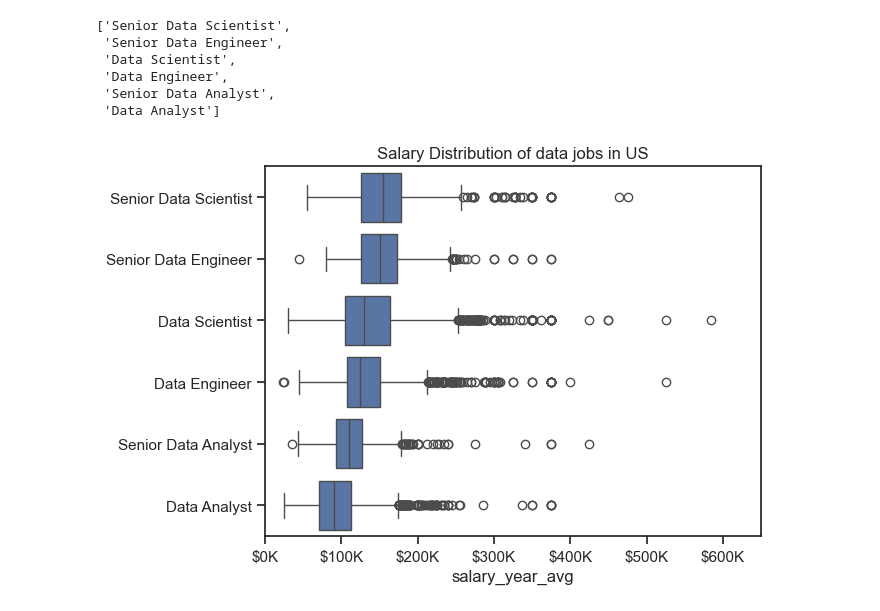
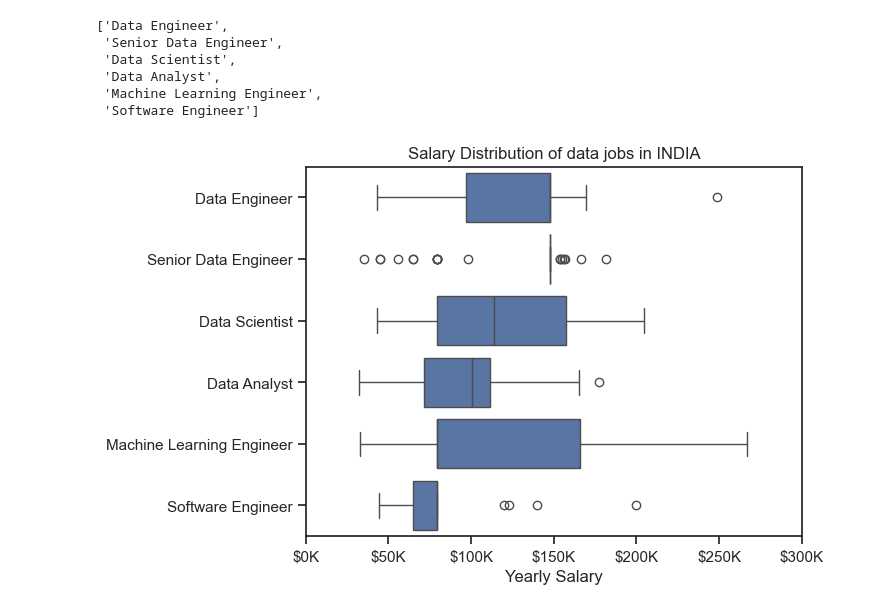
Before and after one commit to Gnikhil677/python-advanced, a Jupyter notebook: project/Salary_for_datajobs.ipynb, the cells around one changed output. Drawn from its saved outputs; the diff is of its cells as text; code cells hidden in the pictures.

```diff
--- a/project/Salary_for_datajobs.ipynb
+++ b/project/Salary_for_datajobs.ipynb
@@ -18,7 +15,7 @@ Found the latest cached dataset configuration 'default' at C:\Users\gnikh\.cache
 # %%
-df_us = df[df['job_country']=='United States'].dropna(subset='salary_year_avg').copy()
+df_in = df[df['job_country']=='India'].dropna(subset='salary_year_avg').copy()
 
-data = df_us['job_title_short'].value_counts().index[:6].tolist()
+data = df_in['job_title_short'].value_counts().index[:6].tolist()
 
 data
 # %% [output]
@@ -31,5 +28,5 @@ data
 # %%
-top6df = df_us[df_us['job_title_short'].isin(data)]
+top6df = df_in[df_in['job_title_short'].isin(data)]
 
 top6df
 # %% [output]
@@ -53,20 +50,21 @@ order = top6df.groupby('job_title_short')['salary_year_avg'].median().sort_value
 
 order
 # %% [output]
-['Senior Data Scientist',
+['Data Engineer',
  'Senior Data Engineer',
  'Data Scientist',
- 'Data Engineer',
- 'Senior Data Analyst',
- 'Data Analyst']
+ 'Data Analyst',
+ 'Machine Learning Engineer',
+ 'Software Engineer']
 # %%
 sns.boxplot(data=top6df, x='salary_year_avg', y='job_title_short', order= order)
 sns.set_theme(style='ticks')
 
-plt.title('Salary Distribution of data jobs in US')
+plt.title('Salary Distribution of data jobs in INDIA')
+plt.xlabel('Yearly Salary')
 plt.ylabel('')
-plt.xlim(0,650000)
+plt.xlim(0,300000)
 ax = plt.gca()
 ax.xaxis.set_major_formatter(plt.FuncFormatter(lambda x, pos: f'${int(x/1000)}K'))
 # %% [output]
-[figure, old version]
+[figure, new version]
```
Also changed, not shown: parts of 3 cells of this notebook, 1 other file.
